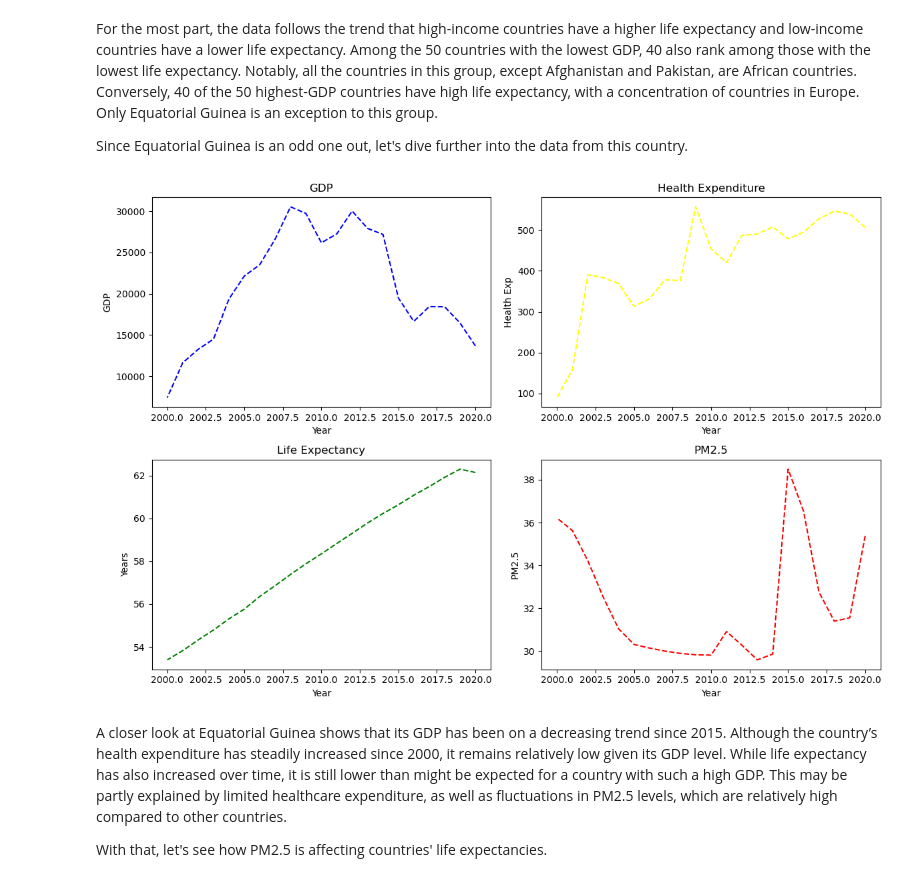
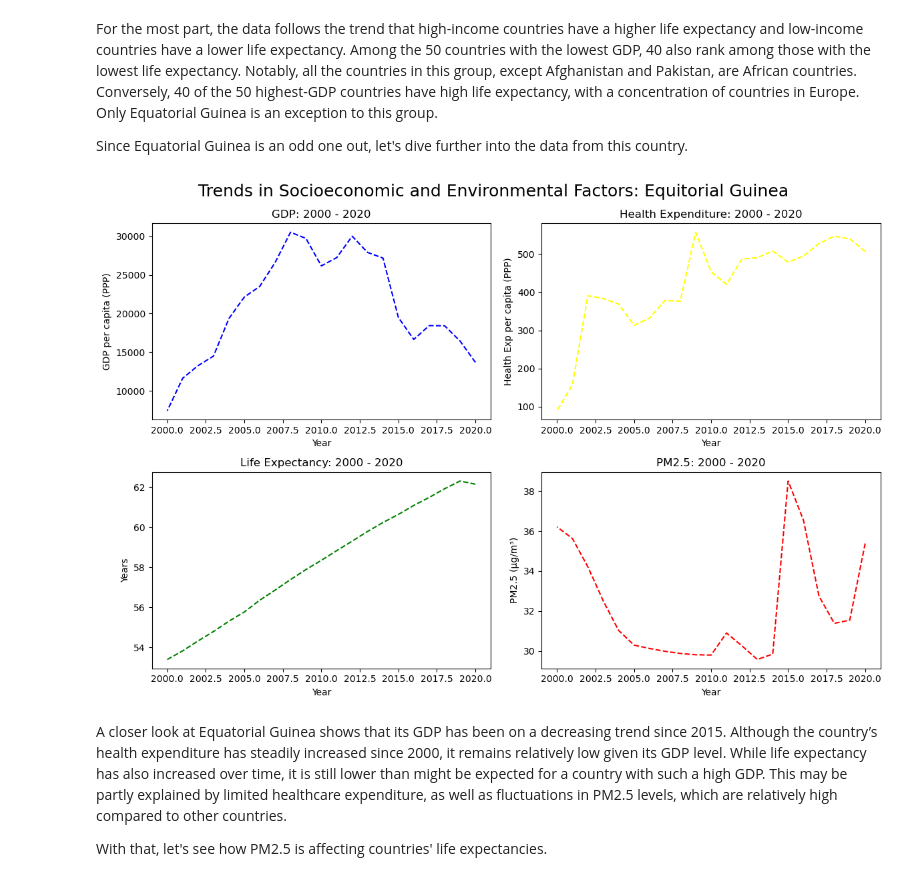
Before and after one commit to Gskakar/Mini_Project_195, a Jupyter notebook: 195_EDA.ipynb, the cells around one changed output. Cells and saved outputs as stored; diff of their text form; code cells hidden in the pictures.

```diff
--- a/195_EDA.ipynb
+++ b/195_EDA.ipynb
@@ -294,42 +266,43 @@ fig, axs = plt.subplots(2, 2, figsize=(12, 8))
 
 ax1 = axs[0, 0]
 ax2 = axs[0, 1]
 ax3 = axs[1, 0]
 ax4 = axs[1, 1]
 
 y5 = data.loc[data["Country"] == "Equatorial Guinea", "GDP"]
 y6 = data.loc[data["Country"] == "Equatorial Guinea", "LifeExp"]
 y7 = data.loc[data["Country"] == "Equatorial Guinea", "PM25"]
 y8 = data.loc[data["Country"] == "Equatorial Guinea", "HealthExp"]
 
 # GDP
 ax1.plot(x, y5, label='Equatorial Guinea GDP', linestyle='--', color='blue')
-ax1.set_title("GDP")
+ax1.set_title("GDP: 2000 - 2020")
 ax1.set_xlabel("Year")
-ax1.set_ylabel("GDP")
+ax1.set_ylabel("GDP per capita (PPP)")
 
 # HealthExp
 ax2.plot(x, y8, label='Equatorial Guinea HealthExp', linestyle='--', color='yellow')
-ax2.set_title("Health Expenditure")
+ax2.set_title("Health Expenditure: 2000 - 2020")
 ax2.set_xlabel("Year")
-ax2.set_ylabel("Health Exp")
+ax2.set_ylabel("Health Exp per capita (PPP)")
 
 # LifeExp
 ax3.plot(x, y6, label='Equatorial Guinea LifeExp', linestyle='--', color='green')
-ax3.set_title("Life Expectancy")
+ax3.set_title("Life Expectancy: 2000 - 2020")
 ax3.set_xlabel("Year")
 ax3.set_ylabel("Years")
 
 # PM25
 ax4.plot(x, y7, label='Equatorial Guinea PM25', linestyle='--', color='red')
-ax4.set_title("PM2.5")
+ax4.set_title("PM2.5: 2000 - 2020")
 ax4.set_xlabel("Year")
-ax4.set_ylabel("PM2.5")
+ax4.set_ylabel("PM2.5 (\u03bcg/m\u00B3)")
 
-plt.tight_layout()
+plt.tight_layout(rect=[0, 0, 1, 0.95])
+plt.suptitle("Trends in Socioeconomic and Environmental Factors: Equitorial Guinea", fontsize=18)
 plt.show()
 # %% [output]
-[figure, old version]
+[figure, new version]
 # %% [markdown]
 A closer look at Equatorial Guinea shows that its GDP has been on a decreasing trend since 2015. Although the country’s health expenditure has steadily increased since 2000, it remains relatively low given its GDP level. While life expectancy has also increased over time, it is still lower than might be expected for a country with such a high GDP. This may be partly explained by limited healthcare expenditure, as well as fluctuations in PM2.5 levels, which are relatively high compared to other countries.
 
```
Also changed, not shown: parts of 16 cells of this notebook.
